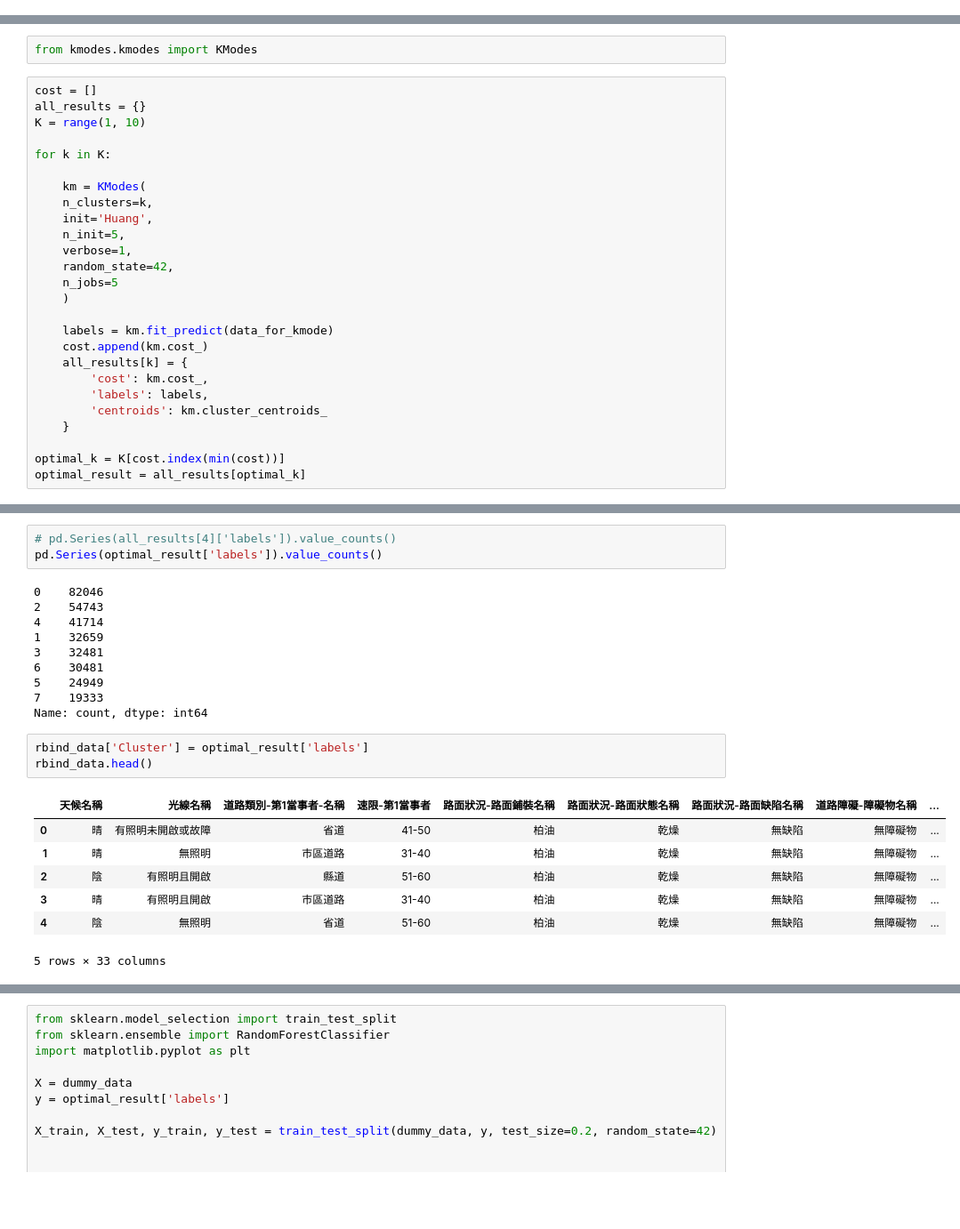
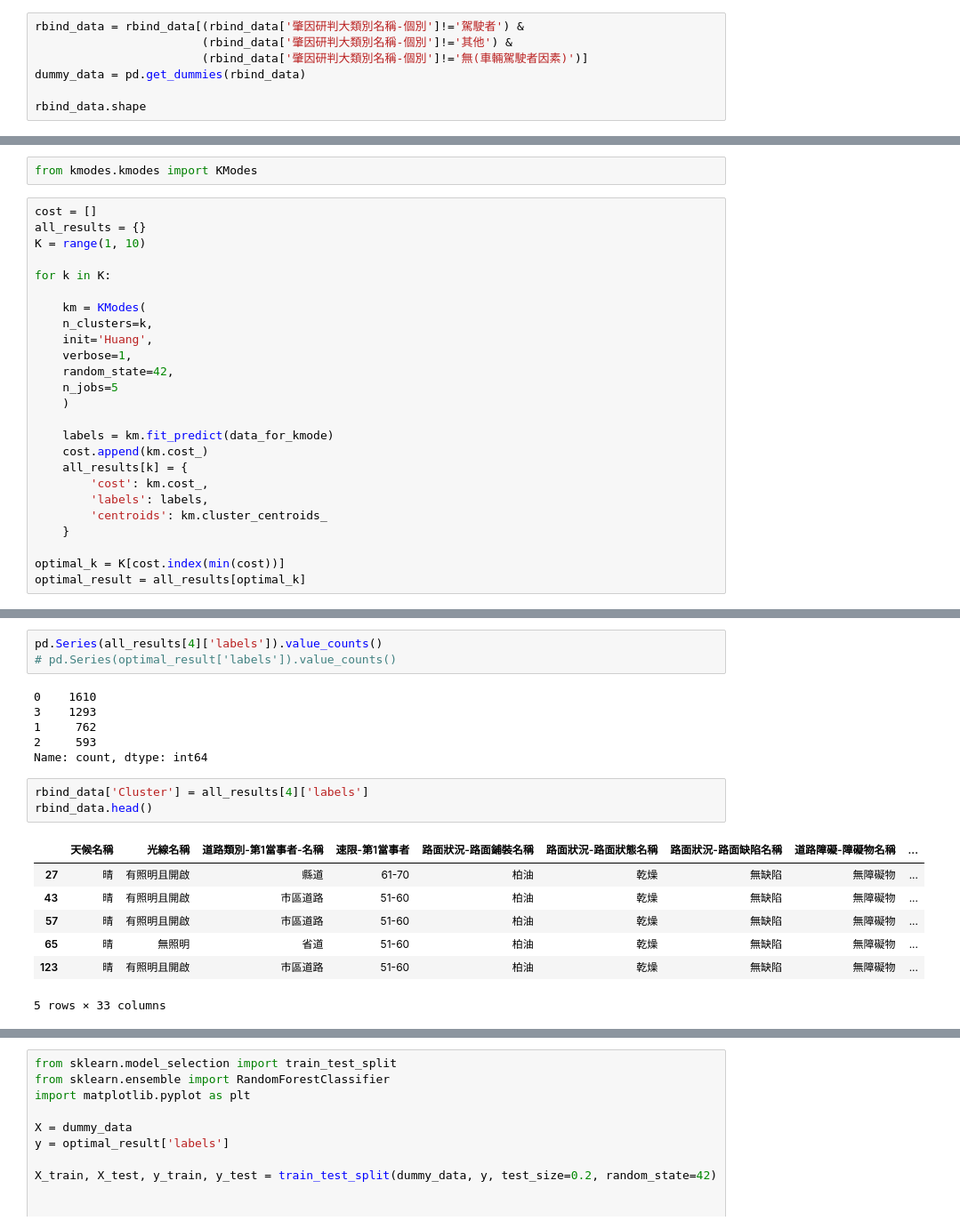
Before and after one commit to kennywang112/TrafficTDApython, a Jupyter notebook: Version3/Kmode.ipynb, the cells around one changed output, grey strips where cells are left out. Shown at 89% size. Saved outputs shown, nothing was run; the diff lists cells and outputs as text; blank space fills up the shorter version.

```diff
--- a/Version3/Kmode.ipynb
+++ b/Version3/Kmode.ipynb
@@ -127,0 +209,7 @@ dummy_data: (318406, 176)
+# %%
+rbind_data = rbind_data[(rbind_data['肇因研判大類別名稱-個別']!='駕駛者') &
+                        (rbind_data['肇因研判大類別名稱-個別']!='其他') &
+                        (rbind_data['肇因研判大類別名稱-個別']!='無(車輛駕駛者因素)')]
+dummy_data = pd.get_dummies(rbind_data)
+
+rbind_data.shape
@@ -149,7 +229,6 @@ for k in K:
     km = KModes(
     n_clusters=k,
     init='Huang',
-    n_init=5,
     verbose=1,
     random_state=42,
     n_jobs=5
@@ -203,26 +286,22 @@ plt.show()
 # %%
-# pd.Series(all_results[4]['labels']).value_counts()
-pd.Series(optimal_result['labels']).value_counts()
+pd.Series(all_results[4]['labels']).value_counts()
+# pd.Series(optimal_result['labels']).value_counts()
 # %% [output]
-0    82046
-2    54743
-4    41714
-1    32659
-3    32481
-6    30481
-5    24949
-7    19333
+0    1610
+3    1293
+1     762
+2     593
 Name: count, dtype: int64
 # %%
-rbind_data['Cluster'] = optimal_result['labels']
+rbind_data['Cluster'] = all_results[4]['labels']
 rbind_data.head()
 # %% [output]
 |  | 天候名稱 | 光線名稱 | 道路類別-第1當事者-名稱 | 速限-第1當事者 | 路面狀況-路面鋪裝名稱 | 路面狀況-路面狀態名稱 | 路面狀況-路面缺陷名稱 | 道路障礙-障礙物名稱 | ... |
-| 0 | 晴 | 有照明未開啟或故障 | 省道 | 41-50 | 柏油 | 乾燥 | 無缺陷 | 無障礙物 | ... |
-| 1 | 晴 | 無照明 | 市區道路 | 31-40 | 柏油 | 乾燥 | 無缺陷 | 無障礙物 | ... |
-| 2 | 陰 | 有照明且開啟 | 縣道 | 51-60 | 柏油 | 乾燥 | 無缺陷 | 無障礙物 | ... |
-| 3 | 晴 | 有照明且開啟 | 市區道路 | 31-40 | 柏油 | 乾燥 | 無缺陷 | 無障礙物 | ... |
-| 4 | 陰 | 無照明 | 省道 | 51-60 | 柏油 | 乾燥 | 無缺陷 | 無障礙物 | ... |
+| 27 | 晴 | 有照明且開啟 | 縣道 | 61-70 | 柏油 | 乾燥 | 無缺陷 | 無障礙物 | ... |
+| 43 | 晴 | 有照明且開啟 | 市區道路 | 51-60 | 柏油 | 乾燥 | 無缺陷 | 無障礙物 | ... |
+| 57 | 晴 | 有照明且開啟 | 市區道路 | 51-60 | 柏油 | 乾燥 | 無缺陷 | 無障礙物 | ... |
+| 65 | 晴 | 無照明 | 省道 | 51-60 | 柏油 | 乾燥 | 無缺陷 | 無障礙物 | ... |
+| 123 | 晴 | 有照明且開啟 | 市區道路 | 51-60 | 柏油 | 乾燥 | 無缺陷 | 無障礙物 | ... |
 5 rows × 33 columns
 # %%
 clusters = {}
```
Also changed, not shown: parts of 15 cells of this notebook, 1 other file.
